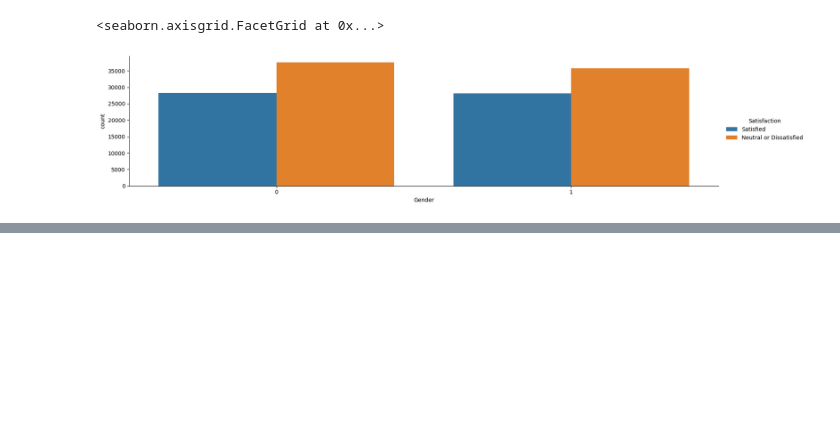
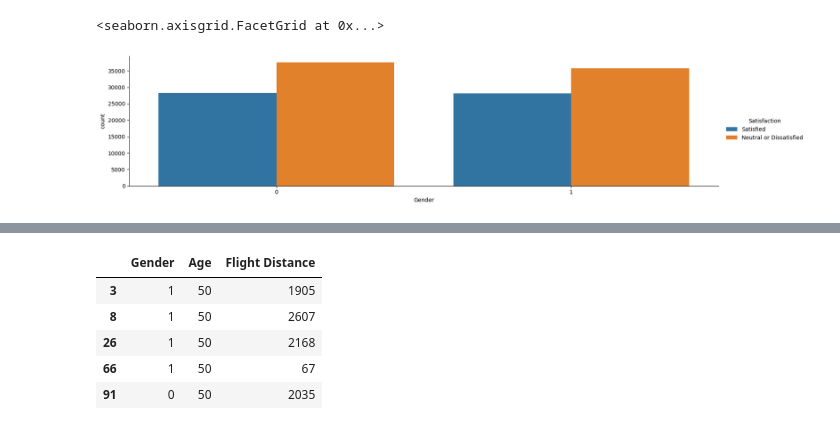
Before and after one commit to S0fft/Airline-Passenger-Satisfaction, a Jupyter notebook: airline_passenger_satisfaction.ipynb, the cells around one changed output, grey strips where cells are left out. Cells and saved outputs as stored; diff of their text form; code cells hidden in the pictures; blank space fills up the shorter version.

```diff
--- a/airline_passenger_satisfaction.ipynb
+++ b/airline_passenger_satisfaction.ipynb
@@ -257,0 +286,9 @@ sns.catplot(data=df, x='Gender', height=4, aspect=4, kind='count', hue='Satisfac
+# %%
+df.loc[df['Age'] == 50, ['Gender', 'Age', 'Flight Distance']].head()
+# %% [output]
+|  | Gender | Age | Flight Distance |
+| 3 | 1 | 50 | 1905 |
+| 8 | 1 | 50 | 2607 |
+| 26 | 1 | 50 | 2168 |
+| 66 | 1 | 50 | 67 |
+| 91 | 0 | 50 | 2035 |
```
Also changed, not shown: parts of 6 cells of this notebook.
